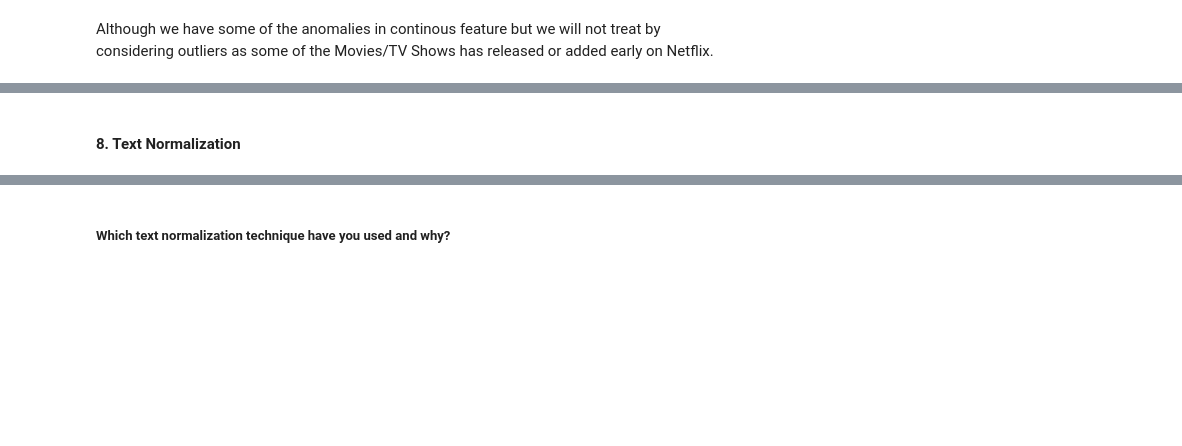
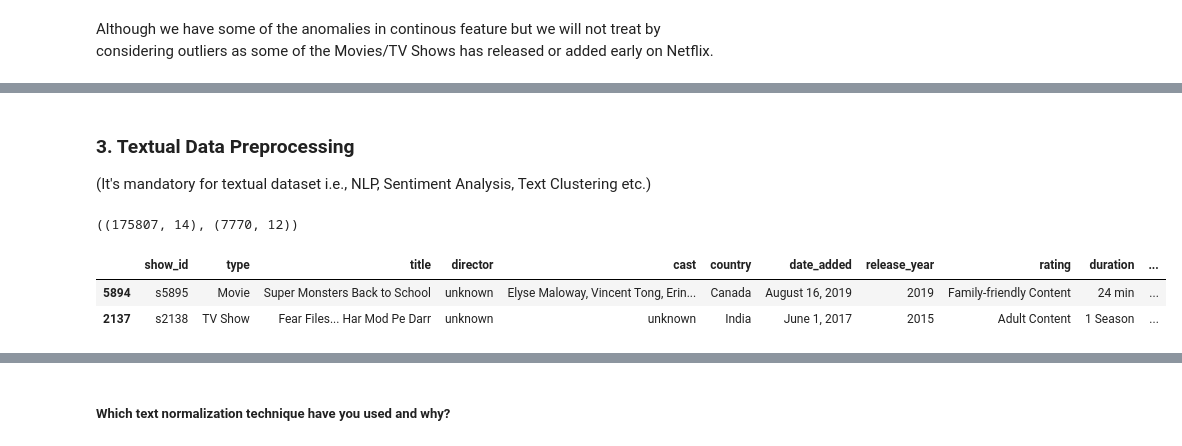
Before and after one commit to Amrit007-droid/Netflix_Movies_And_TvShows_Clustering_, a Jupyter notebook: Amrit_Saikia_Netflix_Movies_And_TvShows_Clustering_.ipynb, the cells around one changed output, grey strips where cells are left out. Drawn from its saved outputs; the diff is of its cells as text; code cells hidden in the pictures; blank space fills up the shorter version.

```diff
--- a/Amrit_Saikia_Netflix_Movies_And_TvShows_Clustering_.ipynb
+++ b/Amrit_Saikia_Netflix_Movies_And_TvShows_Clustering_.ipynb
@@ -1648,2 +1606,0 @@ Answer Here.
-# %% [markdown]
-#### 8. Text Normalization
@@ -1651,0 +1607,18 @@ Answer Here.
+# %% [markdown]
+### 3. Textual Data Preprocessing
+(It's mandatory for textual dataset i.e., NLP, Sentiment Analysis, Text Clustering etc.)
+# %%
+# Here we are taking the copied dataframe as the data having more number of observations resulted in ram exhaustion.
+df.shape, df_new.shape
+# %% [output]
+((175807, 14), (7770, 12))
+# %%
+# Binning of rating in new dataframe
+df_new['rating'].replace(rating_map, inplace = True)
+
+# Checking sample after binning
+df_new.sample(2)
+# %% [output]
+|  | show_id | type | title | director | cast | country | date_added | release_year | rating | duration | ... |
+| 5894 | s5895 | Movie | Super Monsters Back to School | unknown | Elyse Maloway, Vincent Tong, Erin... | Canada | August 16, 2019 | 2019 | Family-friendly Content | 24 min | ... |
+| 2137 | s2138 | TV Show | Fear Files... Har Mod Pe Darr | unknown | unknown | India | June 1, 2017 | 2015 | Adult Content | 1 Season | ... |
```
Also changed, not shown: parts of 46 cells of this notebook.
